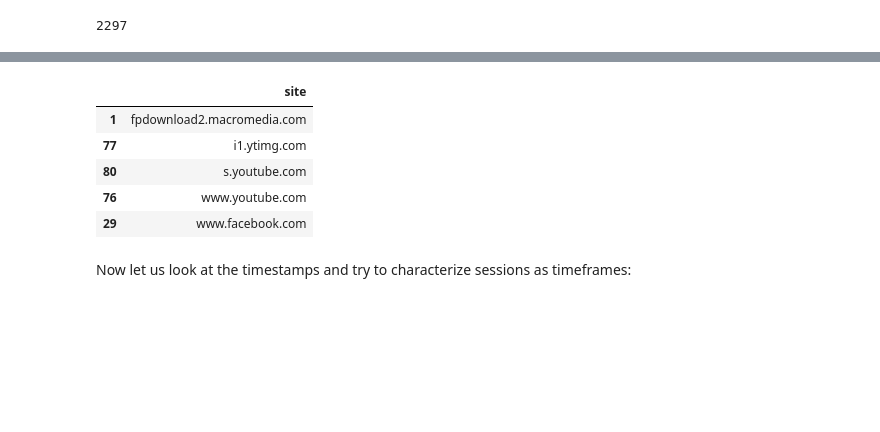
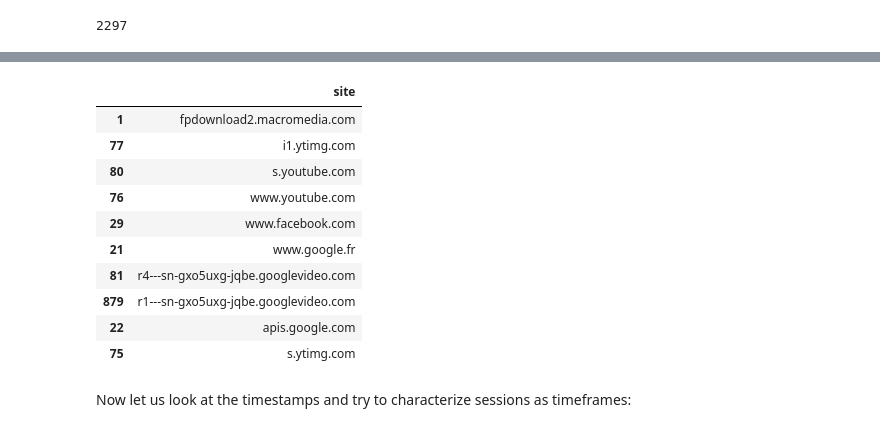
Before and after one commit to wtfleming/mlcourse.ai, a Jupyter notebook: jupyter_english/assignments_spring2019/assignment2_part1_alice_logistic_regression.ipynb, the cells around one changed output, grey strips where cells are left out. Drawn from its saved outputs; the diff is of its cells as text; code cells hidden in the pictures; blank space fills up the shorter version.

```diff
--- a/jupyter_english/assignments_spring2019/assignment2_part1_alice_logistic_regression.ipynb
+++ b/jupyter_english/assignments_spring2019/assignment2_part1_alice_logistic_regression.ipynb
@@ -165,7 +165,7 @@ len(alice_sites)
 2297
 # %%
 top_alice_sites = pd.Series(alice_sites.values.flatten()
-                           ).value_counts().sort_values(ascending=False).head(5)
+                           ).value_counts().sort_values(ascending=False).head(10)
 print(top_alice_sites)
 sites_dict.loc[top_alice_sites.index]
 # %% [output]
@@ -177,10 +182,15 @@ sites_dict.loc[top_alice_sites.index]
 dtype: int64
 |  | site |
 | 1 | fpdownload2.macromedia.com |
 | 77 | i1.ytimg.com |
 | 80 | s.youtube.com |
 | 76 | www.youtube.com |
 | 29 | www.facebook.com |
+| 21 | www.google.fr |
+| 81 | r4---sn-gxo5uxg-jqbe.googlevideo.com |
+| 879 | r1---sn-gxo5uxg-jqbe.googlevideo.com |
+| 22 | apis.google.com |
+| 75 | s.ytimg.com |
 # %% [markdown]
 Now let us look at the timestamps and try to characterize sessions as timeframes:
 # %%
```
Also changed, not shown: parts of 2 cells of this notebook.
